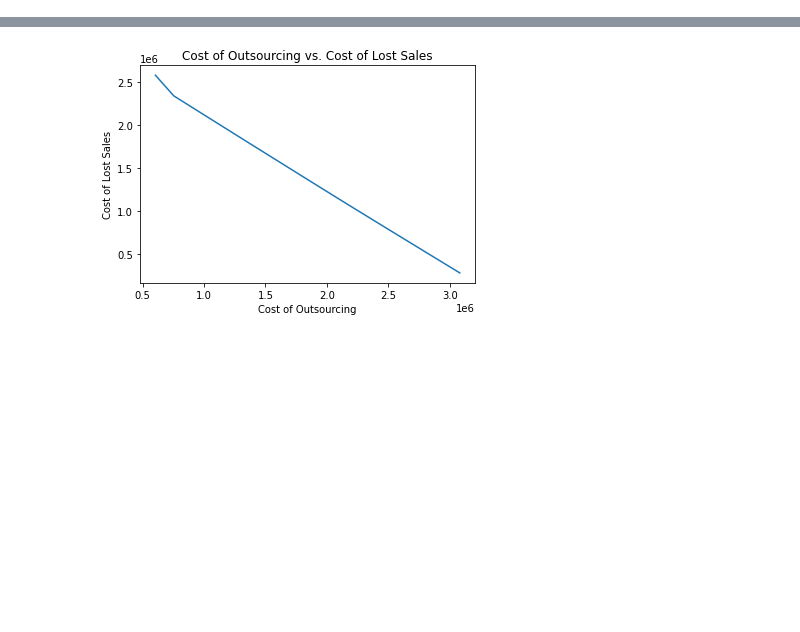
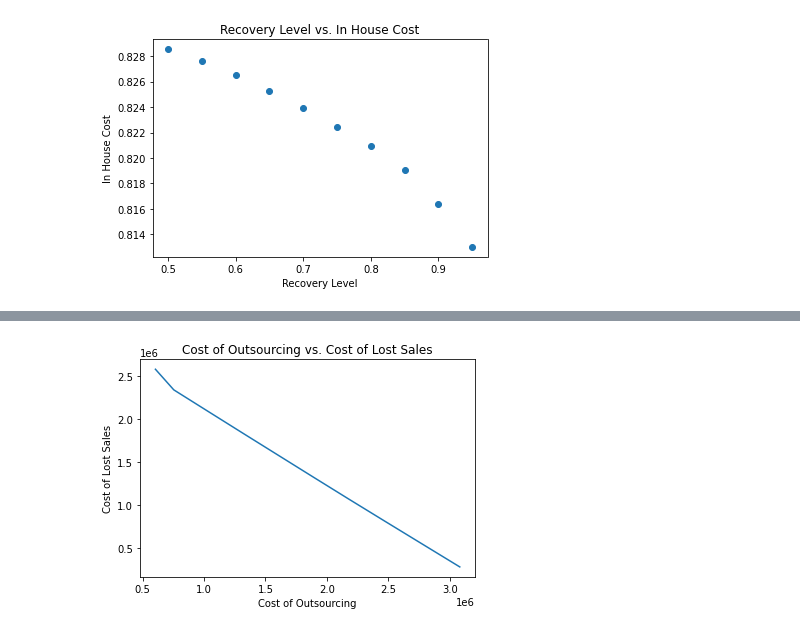
Before and after one commit to dkabe/SC_Resilience, a Jupyter notebook: Notebooks/Visuals.ipynb, the cells around one changed output, grey strips where cells are left out. Drawn from its saved outputs; the diff is of its cells as text; code cells hidden in the pictures; blank space fills up the shorter version.

```diff
--- a/Notebooks/Visuals.ipynb
+++ b/Notebooks/Visuals.ipynb
@@ -47,7 +48,9 @@ plt.show()
 # %%
-#plt.plot(rl, InHouse)
-#plt.title("Recovery Level vs. In House Cost")
-#plt.xlabel("Recovery Level")
-#plt.ylabel("In House Cost")
-#plt.show()
+plt.scatter(rl, InHouse)
+plt.title("Recovery Level vs. In House Cost")
+plt.xlabel("Recovery Level")
+plt.ylabel("In House Cost")
+plt.show()
+# %% [output]
+[figure, added]
 # %%
```
Also changed, not shown: parts of 13 cells of this notebook, 50 other files.
